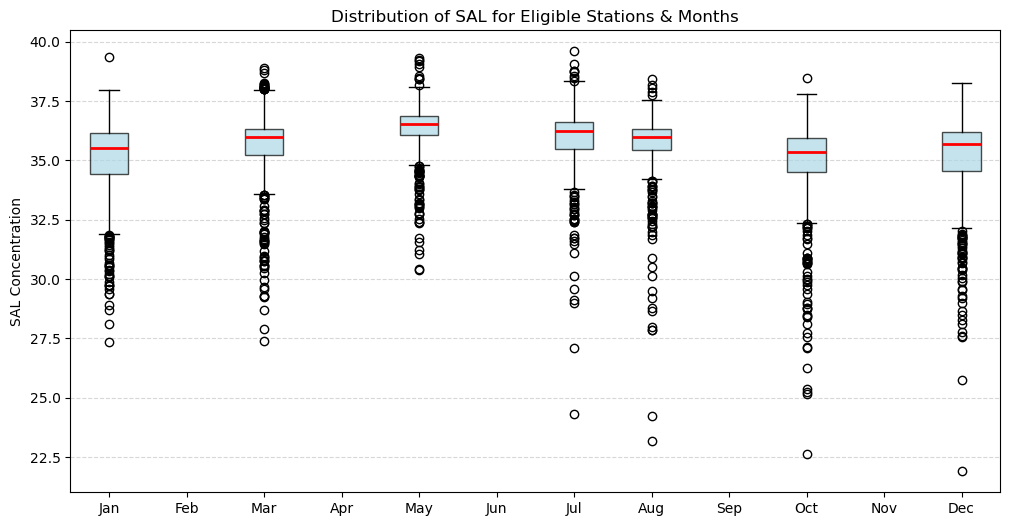
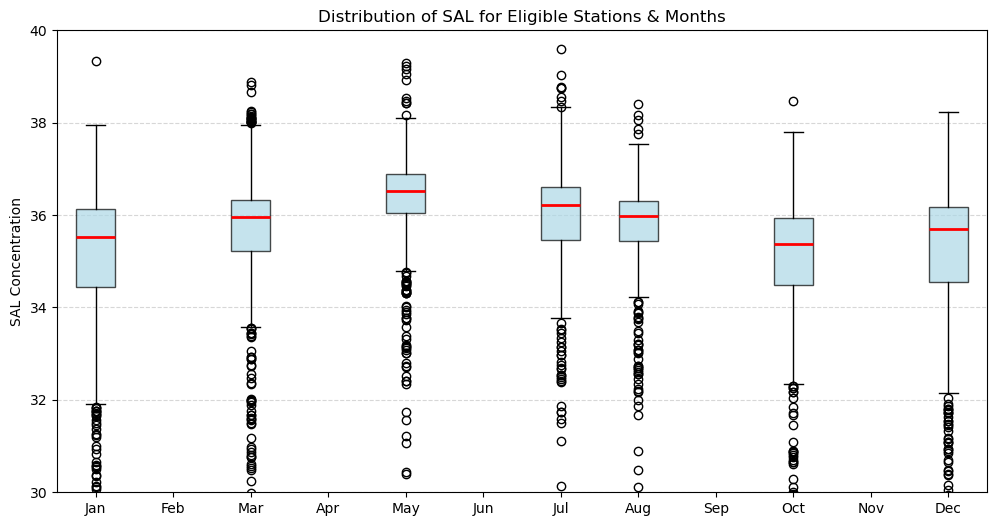
The notebook cell's code change between the first figure and the second:
--- before
+++ after
@@ -14,6 +14,4 @@
 
 # --- 2. DATA PREPARATION ---
-df = pd.read_csv('SFER_data.csv', low_memory=False)
-
 df_sub = df[
     (df['lat_dec'] >= lat_min) & (df['lat_dec'] <= lat_max) & 
@@ -123,4 +121,5 @@
 plt.title(f'Distribution of {target_param.upper()} for Eligible Stations & Months')
 plt.ylabel(f'{target_param.upper()} Concentration')
+plt.ylim(30, 40)
 # plt.yscale('log')
 plt.grid(axis='y', linestyle='--', alpha=0.5)

Commit: Fix path issues with data loading